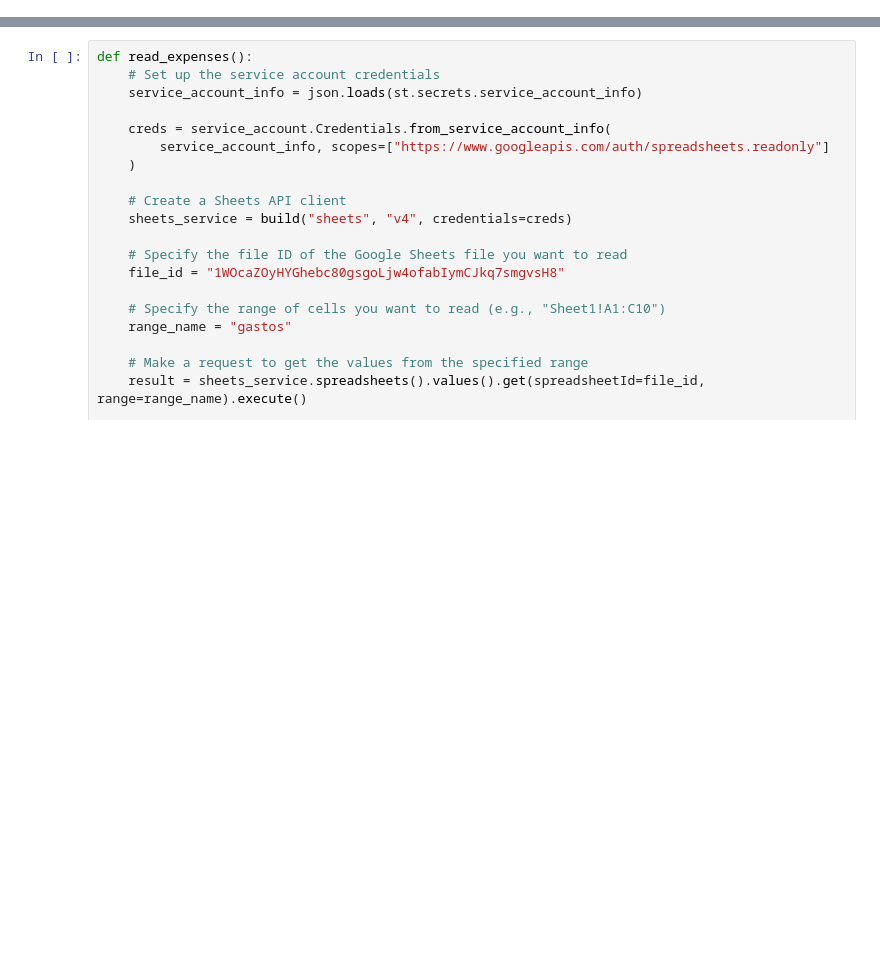
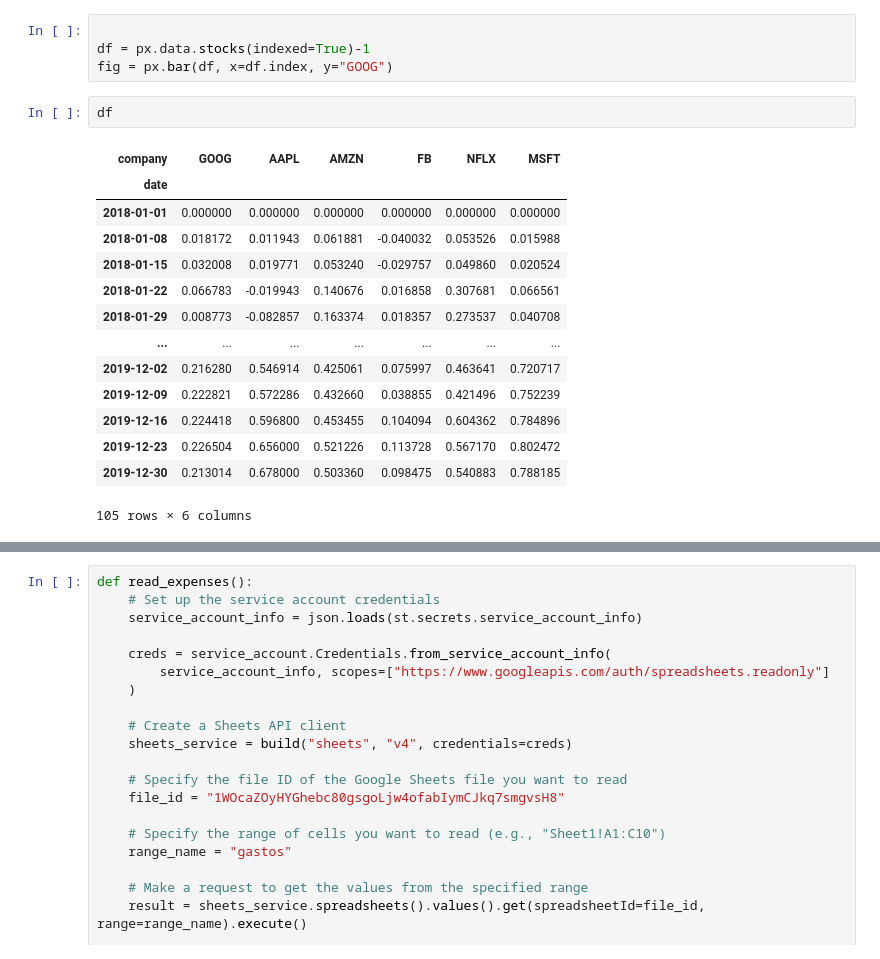
Before and after one commit to cecilvega/tidyfinance, a Jupyter notebook: wrangling.ipynb, the cells around one changed output, grey strips where cells are left out. Drawn from its saved outputs; the diff is of its cells as text; blank space fills up the shorter version.

```diff
--- a/wrangling.ipynb
+++ b/wrangling.ipynb
@@ -6,0 +32,21 @@ from googleapiclient.discovery import build
+# %%
+
+df = px.data.stocks(indexed=True)-1
+fig = px.bar(df, x=df.index, y="GOOG")
+# %%
+df
+# %% [output]
+| company | GOOG | AAPL | AMZN | FB | NFLX | MSFT |
+| date |  |  |  |  |  |  |
+| 2018-01-01 | 0.000000 | 0.000000 | 0.000000 | 0.000000 | 0.000000 | 0.000000 |
+| 2018-01-08 | 0.018172 | 0.011943 | 0.061881 | -0.040032 | 0.053526 | 0.015988 |
+| 2018-01-15 | 0.032008 | 0.019771 | 0.053240 | -0.029757 | 0.049860 | 0.020524 |
+| 2018-01-22 | 0.066783 | -0.019943 | 0.140676 | 0.016858 | 0.307681 | 0.066561 |
+| 2018-01-29 | 0.008773 | -0.082857 | 0.163374 | 0.018357 | 0.273537 | 0.040708 |
+| ... | ... | ... | ... | ... | ... | ... |
+| 2019-12-02 | 0.216280 | 0.546914 | 0.425061 | 0.075997 | 0.463641 | 0.720717 |
+| 2019-12-09 | 0.222821 | 0.572286 | 0.432660 | 0.038855 | 0.421496 | 0.752239 |
+| 2019-12-16 | 0.224418 | 0.596800 | 0.453455 | 0.104094 | 0.604362 | 0.784896 |
+| 2019-12-23 | 0.226504 | 0.656000 | 0.521226 | 0.113728 | 0.567170 | 0.802472 |
+| 2019-12-30 | 0.213014 | 0.678000 | 0.503360 | 0.098475 | 0.540883 | 0.788185 |
+105 rows × 6 columns
```
Also changed, not shown: parts of 6 cells of this notebook, 2 other files.
